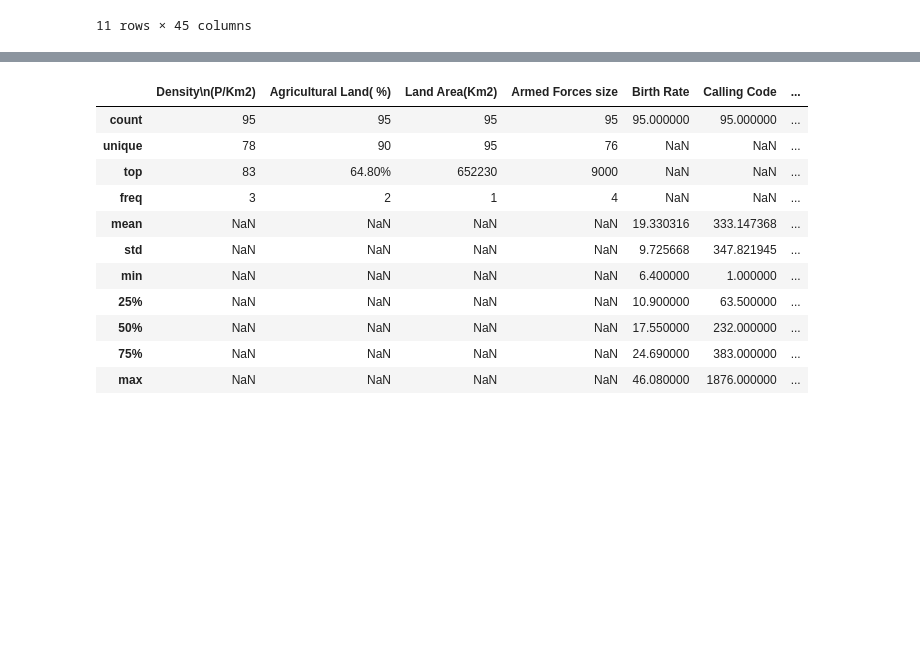
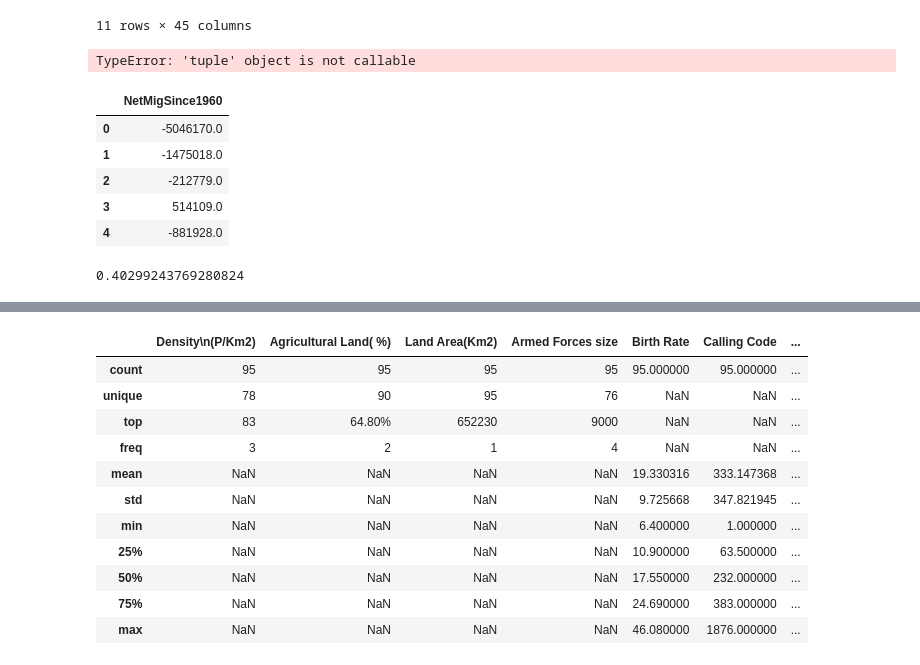
Before and after one commit to hsv23001/CountryExploration, a Jupyter notebook: data-modeling.ipynb, the cells around one changed output, grey strips where cells are left out. Cells and saved outputs as stored; diff of their text form; code cells hidden in the pictures; blank space fills up the shorter version.

```diff
--- a/data-modeling.ipynb
+++ b/data-modeling.ipynb
@@ -52,9 +58,19 @@ X.describe(include = 'all')
 | 75% | NaN | NaN | NaN | NaN | 24.690000 | 383.000000 | ... |
 | max | NaN | NaN | NaN | NaN | 46.080000 | 1876.000000 | ... |
 11 rows × 45 columns
+# %%
+X.dropna(how = "all").shape()
+# %% [output]
+TypeError: 'tuple' object is not callable
 # %%
-y = countries_df_nona[["NetMigSince1960"]]
+y = countries_nona[["NetMigSince1960"]]
 y.head()
-X.dropna(how = "all").shape()
+# %% [output]
+|  | NetMigSince1960 |
+| 0 | -5046170.0 |
+| 1 | -1475018.0 |
+| 2 | -212779.0 |
+| 3 | 514109.0 |
+| 4 | -881928.0 |
 # %%
 X_num = X.select_dtypes(include = np.number)
@@ -61 +81,5 @@ X_num = X.select_dtypes(include = np.number)
+# %%
+r2_score(y, y_pred)
+# %% [output]
+0.40299243769280824
 # %%
```
Also changed, not shown: parts of 6 cells of this notebook.
